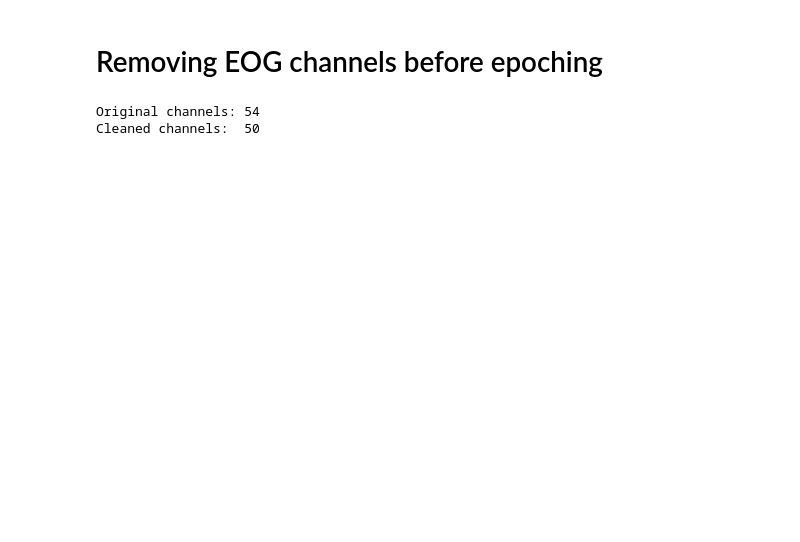
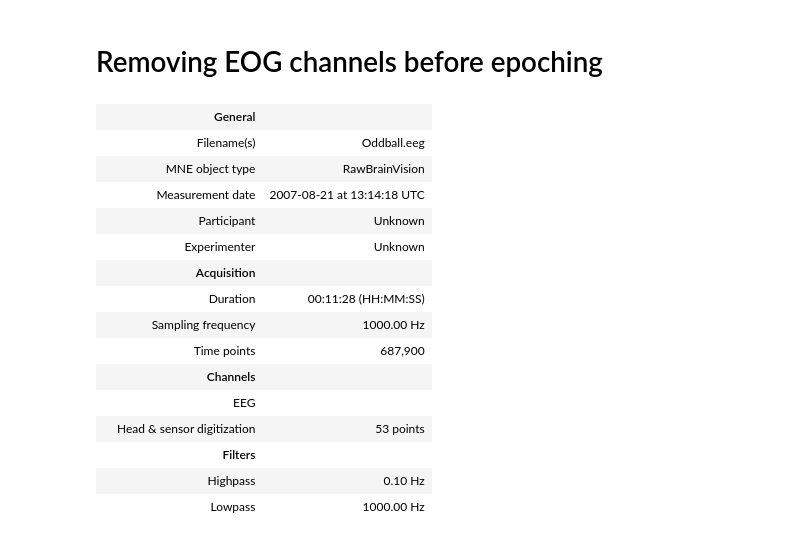
Before and after one commit to Gokulos/Python-MNE-Tutorial, a Jupyter notebook: Mne_Tutorial.ipynb, the cells around one changed output. Saved outputs shown, nothing was run; the diff lists cells and outputs as text; code cells hidden in the pictures; blank space fills up the shorter version.

```diff
--- a/Mne_Tutorial.ipynb
+++ b/Mne_Tutorial.ipynb
@@ -187,13 +192,29 @@ Ready.
 # %% [markdown]
 # Removing EOG channels before epoching
 # %%
-# Create an independent copy before dropping/picking
-cleaned = raw.copy()
-# Find and drop EOG channels by type
-cleaned.drop_channels(cleaned.copy().pick(picks="eog").ch_names)
+# Exclude EOG channels
+eog_chans = ['EOGv1', 'EOGv2', 'EOGh1', 'EOGh2']
+eog_present = [ch for ch in eog_chans if ch in raw.ch_names]
+if eog_present:
+    raw.drop_channels(eog_present)
 
-print(f"Original channels: {len(raw.ch_names)}")
-print(f"Cleaned channels:  {len(cleaned.ch_names)}")
+# Set standard 10-10 channel electrode montage
+montage = mne.channels.make_standard_montage('standard_1005')
+raw.set_montage(montage, on_missing='ignore')
 # %% [output]
-Original channels: 54
-Cleaned channels:  50
+|  | General |  |
+|  | Filename(s) | Oddball.eeg |
+|  | MNE object type | RawBrainVision |
+|  | Measurement date | 2007-08-21 at 13:14:18 UTC |
+|  | Participant | Unknown |
+|  | Experimenter | Unknown |
+|  | Acquisition |  |
+|  | Duration | 00:11:28 (HH:MM:SS) |
+|  | Sampling frequency | 1000.00 Hz |
+|  | Time points | 687,900 |
+|  | Channels |  |
+|  | EEG |  |
+|  | Head & sensor digitization | 53 points |
+|  | Filters |  |
+|  | Highpass | 0.10 Hz |
+|  | Lowpass | 1000.00 Hz |
```
Also changed, not shown: parts of 17 cells of this notebook.
